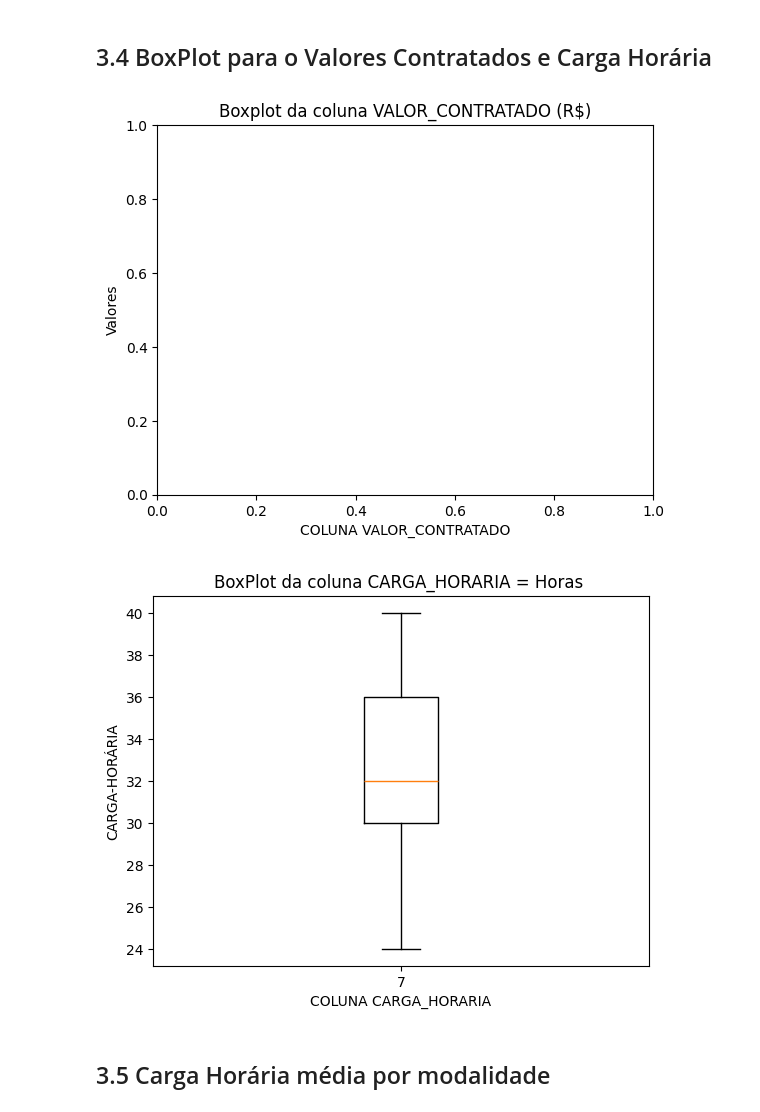
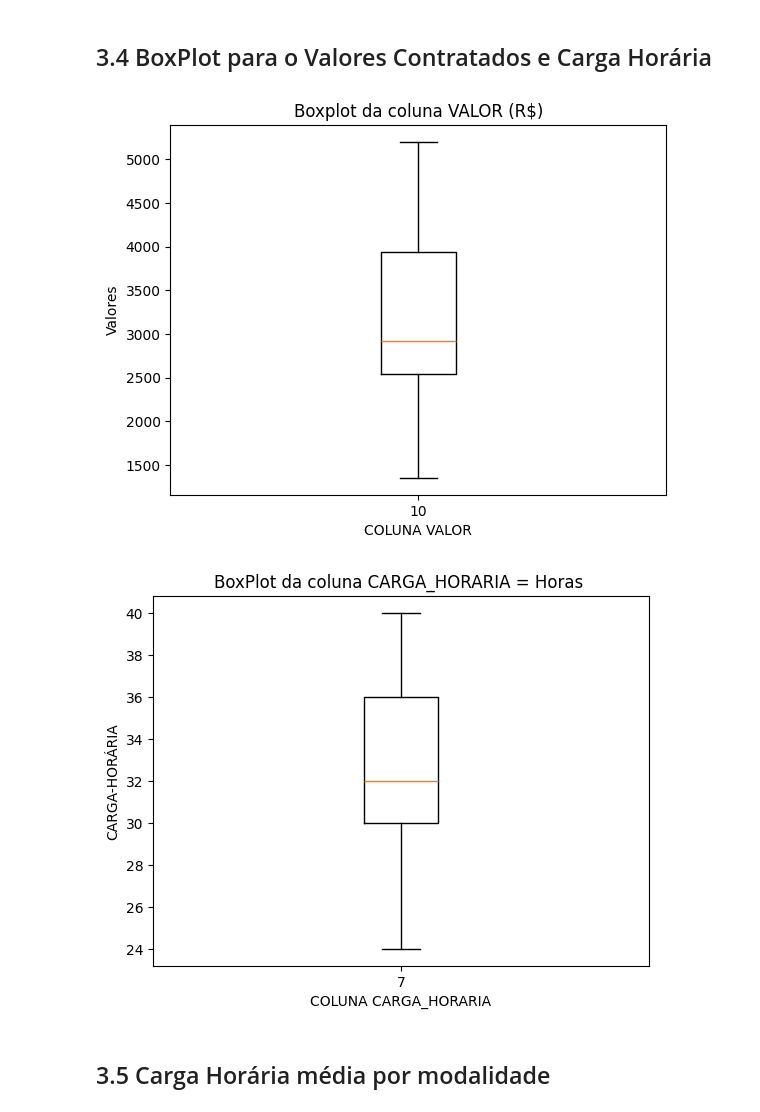
Before and after one commit to SENACBD/Projeto-de-BI-de-Educa-o-Corporativa-do-SENAC, a Jupyter notebook: python/etl/projeto_educacao_corporativa_senac.ipynb, the cells around one changed output. Drawn from its saved outputs; the diff is of its cells as text; code cells hidden in the pictures.

```diff
--- a/python/etl/projeto_educacao_corporativa_senac.ipynb
+++ b/python/etl/projeto_educacao_corporativa_senac.ipynb
@@ -800,37 +800,37 @@ dados_curso_evento_valor.plot(kind='barh', figsize=(14, 10), color ='purple');
 # %%
 def gerarBoxplots(dados_curso):
 
     #BoxPlot para a Coluna VALOR CONTRATADO
     fig, ax = plt.subplots()
-    ax.set_ylabel('VALOR_CONTRATADO')
+    ax.set_ylabel('VALOR')
 
     for n, col in enumerate(dados_curso.columns):
-        if col == 'VALOR_CONTRATADO':
+        if col == 'VALOR':
             ax.boxplot(dados_curso[col], positions=[n+1])
 
-    plt.title('Boxplot da coluna VALOR_CONTRATADO (R$)')
+    plt.title('Boxplot da coluna VALOR (R$)')
     plt.ylabel('Valores')
-    plt.xlabel("COLUNA VALOR_CONTRATADO")
+    plt.xlabel("COLUNA VALOR")
     plt.show()
 
     print()
 
     #BoxPlot para a Coluna CARGA-HORÁRIA
     fig, ax = plt.subplots()
     ax.set_ylabel('CARGA_HORARIA')
 
     for n, col in enumerate(dados_curso.columns):
        if col == 'CARGA_HORARIA':
             ax.boxplot(dados_curso[col], positions=[n+1])
 
     plt.title("BoxPlot da coluna CARGA_HORARIA = Horas ")
     plt.ylabel("CARGA-HORÁRIA")
     plt.xlabel("COLUNA CARGA_HORARIA")
     plt.show()
 
 gerarBoxplots(dados_curso)
 # %% [output]
-[figure, old version]
+[figure, new version]
 [figure]
 # %% [markdown]
 ## 3.5 Carga Horária média por modalidade
```
